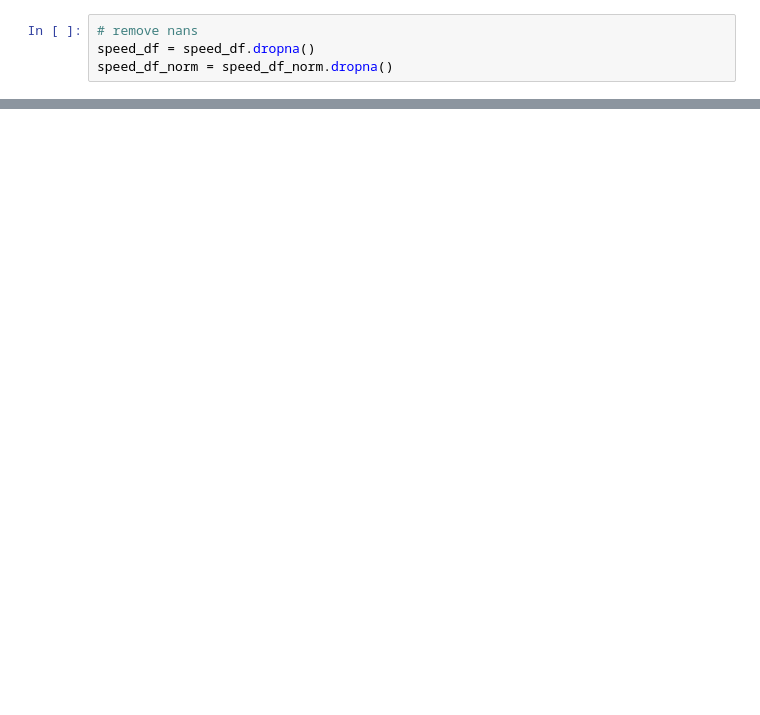
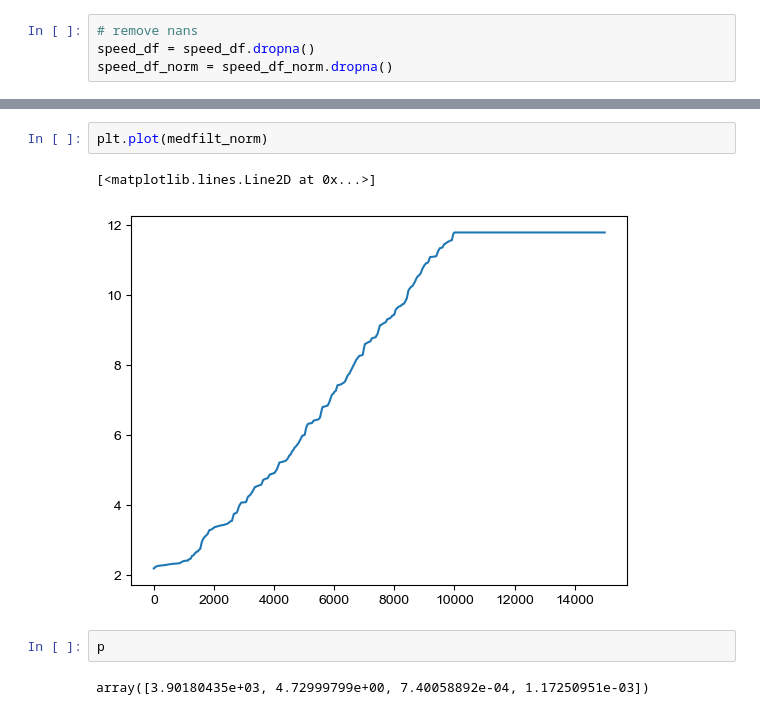
Before and after one commit to NeLy-EPFL/nmf2-paper, a Jupyter notebook: hybrid_controller_new_step/generate_figure.ipynb, the cells around one changed output, grey strips where cells are left out. Saved outputs shown, nothing was run; the diff lists cells and outputs as text; blank space fills up the shorter version.

```diff
--- a/hybrid_controller_new_step/generate_figure.ipynb
+++ b/hybrid_controller_new_step/generate_figure.ipynb
@@ -298,0 +379,9 @@ Normalized speed - mixed - decentralized vs hybrid: 0.136643
+# %%
+plt.plot(medfilt_norm)
+# %% [output]
+[<matplotlib.lines.Line2D at 0x...>]
+[figure, added]
+# %%
+p
+# %% [output]
+array([3.90180435e+03, 4.72999799e+00, 7.40058892e-04, 1.17250951e-03])
```
Also changed, not shown: parts of 12 cells of this notebook.
